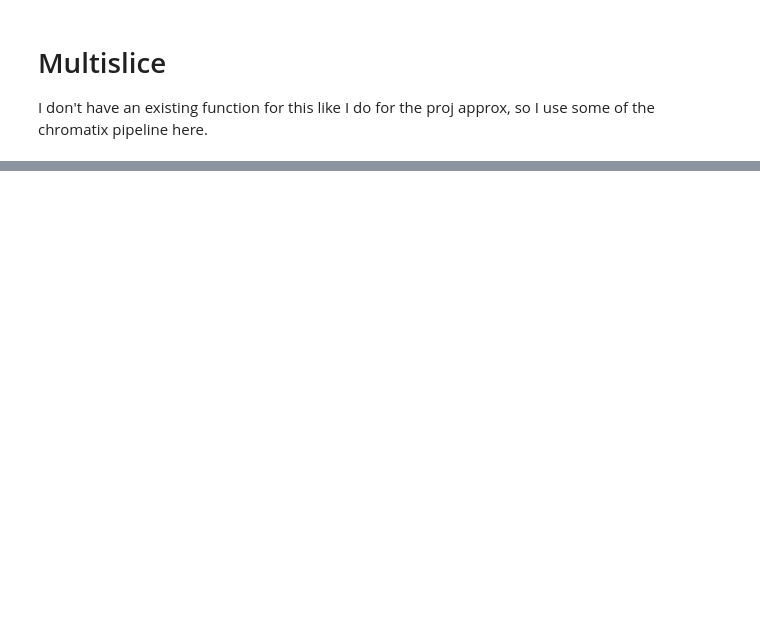
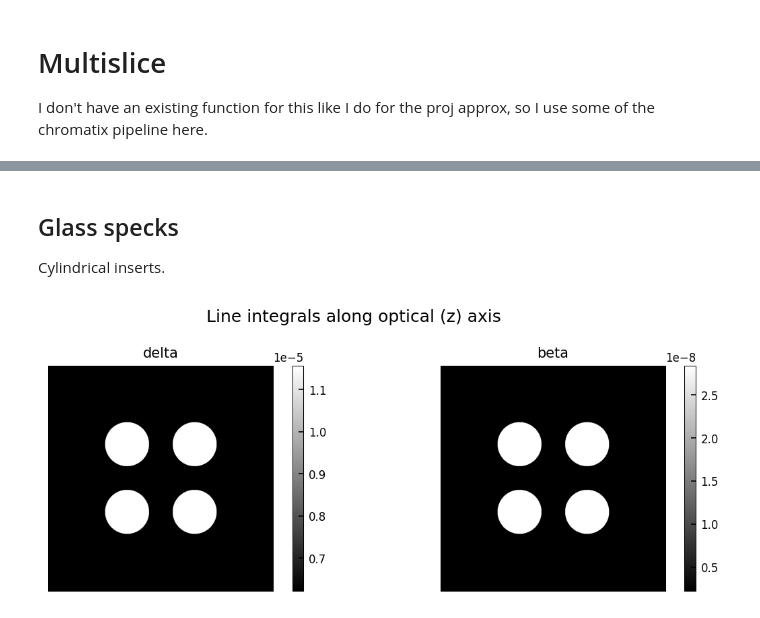
Before and after one commit to gjadick/spectral-xpci, a Jupyter notebook: multislice.ipynb, the cells around one changed output, grey strips where cells are left out. Saved outputs shown, nothing was run; the diff lists cells and outputs as text; code cells hidden in the pictures; blank space fills up the shorter version.

```diff
--- a/multislice.ipynb
+++ b/multislice.ipynb
@@ -173,0 +265,38 @@ Wall time: 20.5 s
+# %% [markdown]
+## Glass specks
+Cylindrical inserts.
+# %%
+def make_speck_phantom(N, Nz, dx, speck_radius, energy, speck_material=glass, background_material=pmma):
+
+    fov = N*dx
+    coords = np.abs(np.linspace(-fov/2, fov/2, N))
+    X, Y = np.meshgrid(coords, coords)
+    speck_shift = 0.15*fov
+    assert speck_shift > speck_radius
+
+    obj = np.zeros([Nz, N, N], dtype=np.uint8)
+    for z in range(Nz):
+        for xc in [-speck_shift, speck_shift]:
+            for yc in [-speck_shift, speck_shift]:
+                mask = np.where(((X-xc)**2 + (Y-yc)**2 < speck_radius**2))
+                obj[z][mask] = 1
+
+    matdict = {0: background_material, 1: speck_material}
+    obj_delta = jnp.zeros(obj.shape)
+    obj_beta = jnp.zeros(obj.shape)
+    for mat_id in matdict:
+        d, b = matdict[mat_id].delta_beta(energy)
+        obj_delta = obj_delta.at[obj == mat_id].set(d)
+        obj_beta = obj_beta.at[obj == mat_id].set(b)
+
+    return obj_delta, obj_beta
+
+
+################################################################
+
+speck_radius = 100e-6
+obj_delta, obj_beta = make_speck_phantom(N, Nz, dx, speck_radius, energy)
+
+show_phantom(obj_delta, obj_beta)
+# %% [output]
+[figure, added]
```
Also changed, not shown: parts of 17 cells of this notebook.
